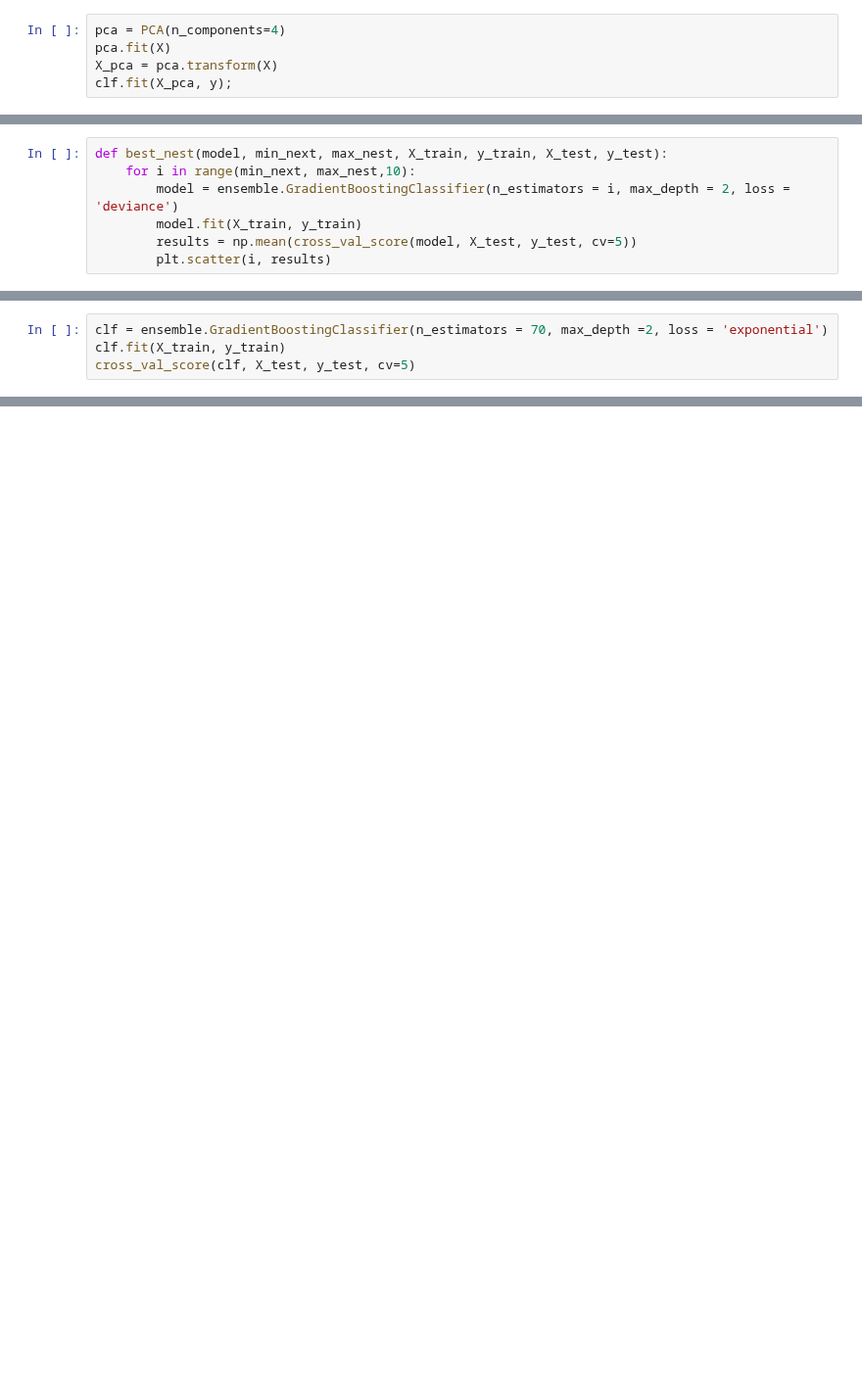
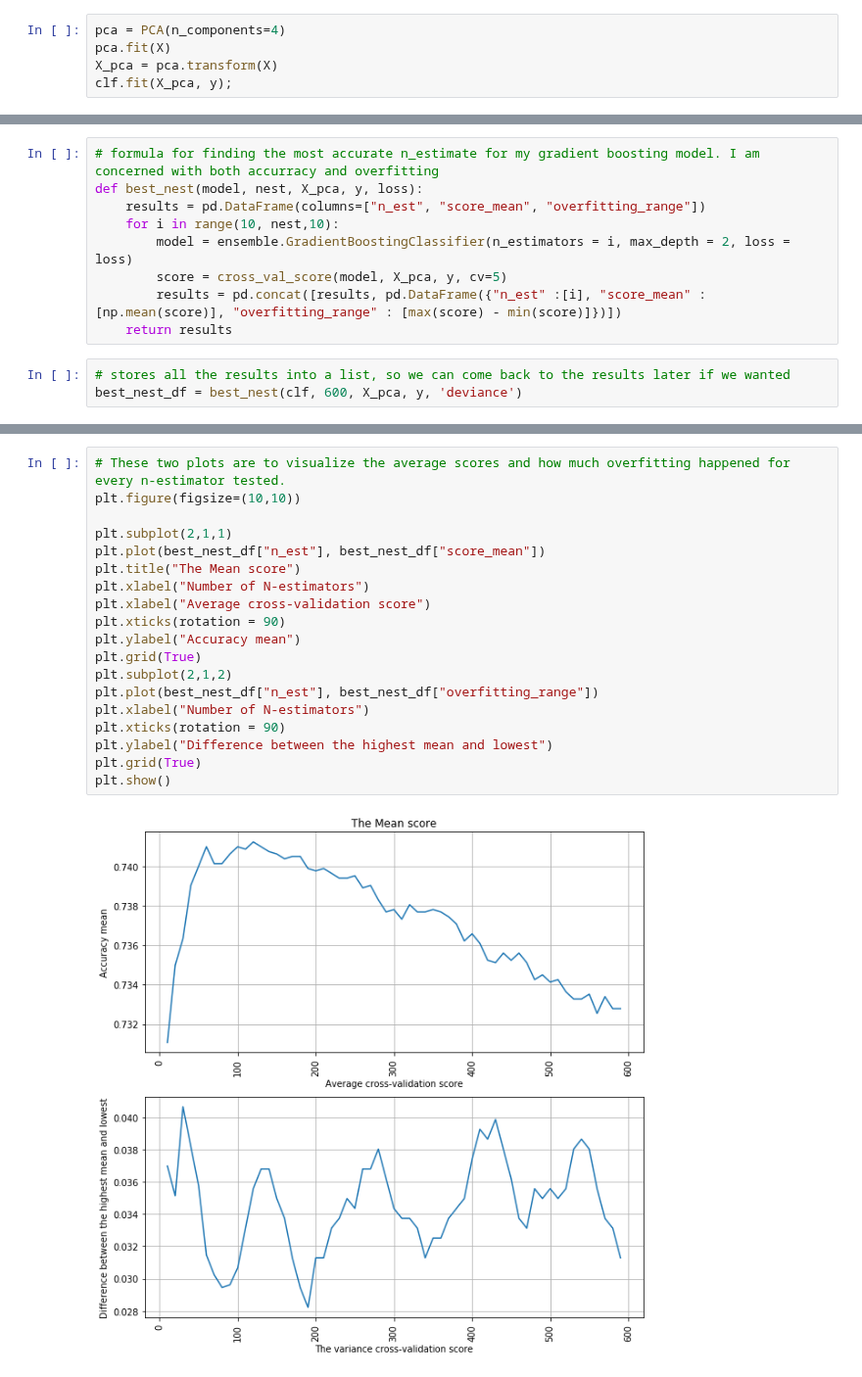
Before and after one commit to efuller11/Thinkful, a Jupyter notebook: Guided example and challenge Unit 3 lesson 5.ipynb, the cells around one changed output, grey strips where cells are left out. Shown at 98% size. Drawn from its saved outputs; the diff is of its cells as text; blank space fills up the shorter version.

```diff
--- a/Guided example and challenge Unit 3 lesson 5.ipynb
+++ b/Guided example and challenge Unit 3 lesson 5.ipynb
@@ -202,7 +201,0 @@ best_nest(clf, 1000, X_train, y_train, X_test, y_test)
-# %%
-def best_nest(model, min_next, max_nest, X_train, y_train, X_test, y_test):
-    for i in range(min_next, max_nest,10):
-        model = ensemble.GradientBoostingClassifier(n_estimators = i, max_depth = 2, loss = 'deviance')
-        model.fit(X_train, y_train)
-        results = np.mean(cross_val_score(model, X_test, y_test, cv=5))
-        plt.scatter(i, results)
@@ -224,4 +201,0 @@ best_dep(clf, 10, X_train, y_train, X_test, y_test)
-# %%
-clf = ensemble.GradientBoostingClassifier(n_estimators = 70, max_depth =2, loss = 'exponential')
-clf.fit(X_train, y_train)
-cross_val_score(clf, X_test, y_test, cv=5)
@@ -263,0 +204,12 @@ Percent Type II errors: 0.21207658321060383
+# %%
+# formula for finding the most accurate n_estimate for my gradient boosting model. I am concerned with both accurracy and overfitting
+def best_nest(model, nest, X_pca, y, loss):
+    results = pd.DataFrame(columns=["n_est", "score_mean", "overfitting_range"])
+    for i in range(10, nest,10):
+        model = ensemble.GradientBoostingClassifier(n_estimators = i, max_depth = 2, loss = loss)
+        score = cross_val_score(model, X_pca, y, cv=5)
+        results = pd.concat([results, pd.DataFrame({"n_est" :[i], "score_mean" : [np.mean(score)], "overfitting_range" : [max(score) - min(score)]})])
+    return results
+# %%
+# stores all the results into a list, so we can come back to the results later if we wanted
+best_nest_df = best_nest(clf, 600, X_pca, y, 'deviance')
@@ -263,0 +218,21 @@ Percent Type II errors: 0.21207658321060383
+# %%
+# These two plots are to visualize the average scores and how much overfitting happened for every n-estimator tested.
+plt.figure(figsize=(10,10))
+
+plt.subplot(2,1,1)
+plt.plot(best_nest_df["n_est"], best_nest_df["score_mean"])
+plt.title("The Mean score")
+plt.xlabel("Number of N-estimators")
+plt.xlabel("Average cross-validation score")
+plt.xticks(rotation = 90)
+plt.ylabel("Accuracy mean")
+plt.grid(True)
+plt.subplot(2,1,2)
+plt.plot(best_nest_df["n_est"], best_nest_df["overfitting_range"])
+plt.xlabel("Number of N-estimators")
+plt.xticks(rotation = 90)
+plt.ylabel("Difference between the highest mean and lowest")
+plt.grid(True)
+plt.show()
+# %% [output]
+[figure, added]
```
Also changed, not shown: parts of 51 cells of this notebook.
